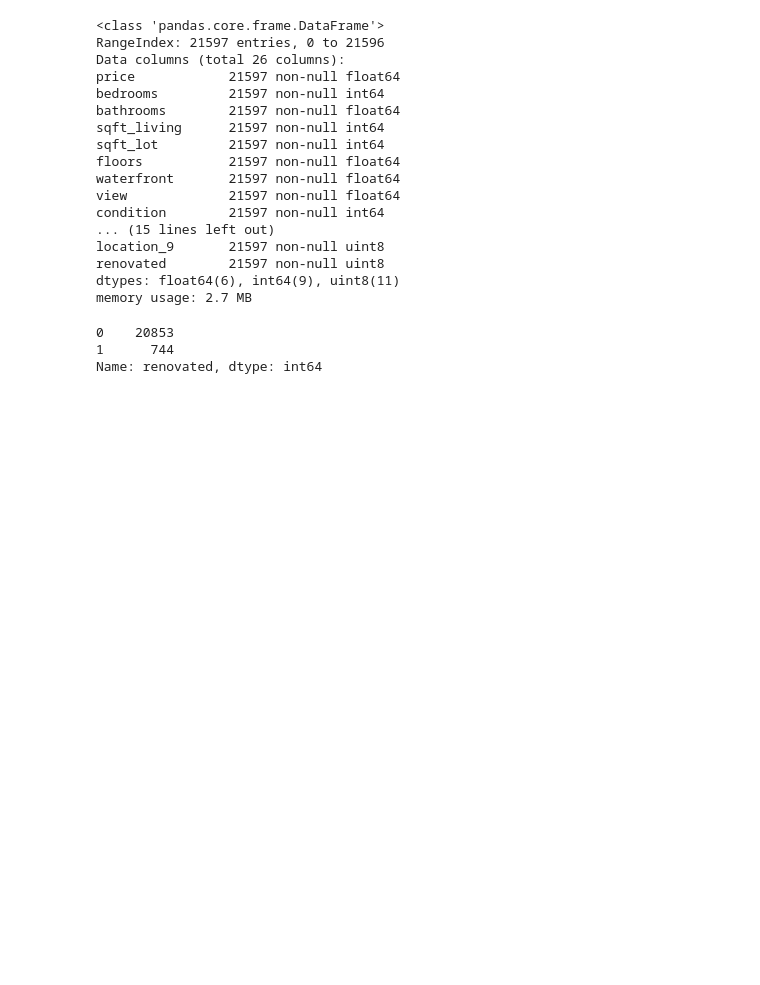
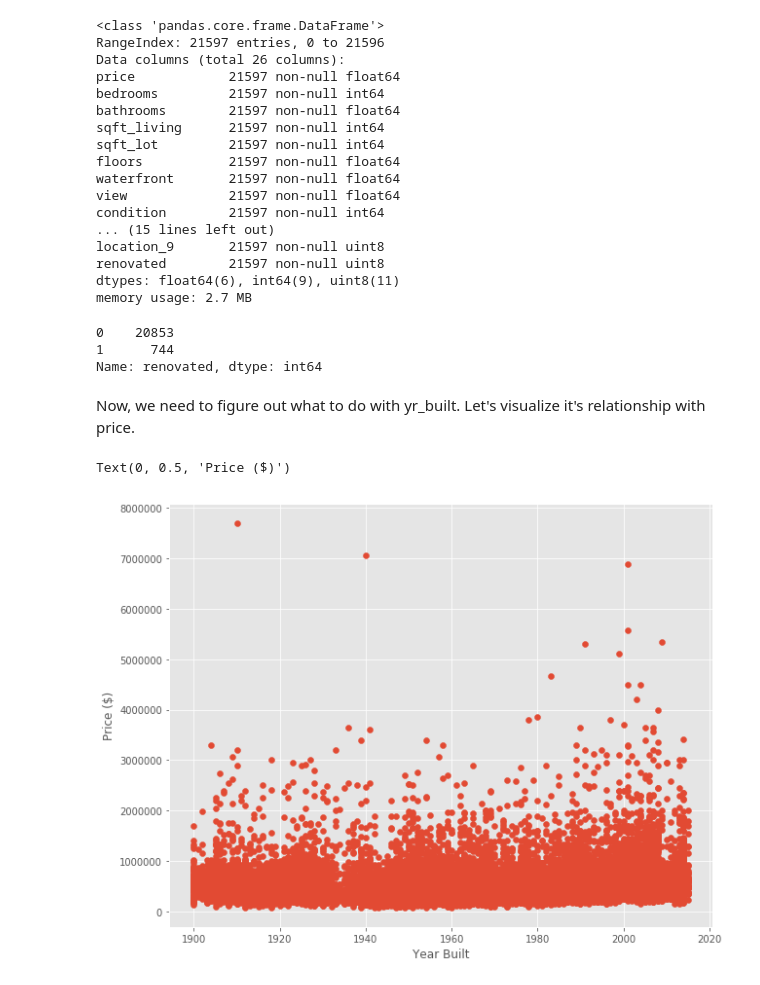
Before and after one commit to arcaputo3/dsc-1-final-project-online-ds-sp-000, a Jupyter notebook: student.ipynb, the cells around one changed output. Saved outputs shown, nothing was run; the diff lists cells and outputs as text; code cells hidden in the pictures; blank space fills up the shorter version.

```diff
--- a/student.ipynb
+++ b/student.ipynb
@@ -351,3 +351,13 @@ df.renovated.value_counts()
 0    20853
 1      744
 Name: renovated, dtype: int64
+# %% [markdown]
+Now, we need to figure out what to do with yr_built. Let's visualize it's relationship with price.
+# %%
+plt.figure(figsize=(10, 8))
+plt.scatter(df.yr_built, df.price)
+plt.xlabel('Year Built')
+plt.ylabel('Price ($)')
+# %% [output]
+Text(0, 0.5, 'Price ($)')
+[figure, added]
```
Also changed, not shown: parts of 64 cells of this notebook.
